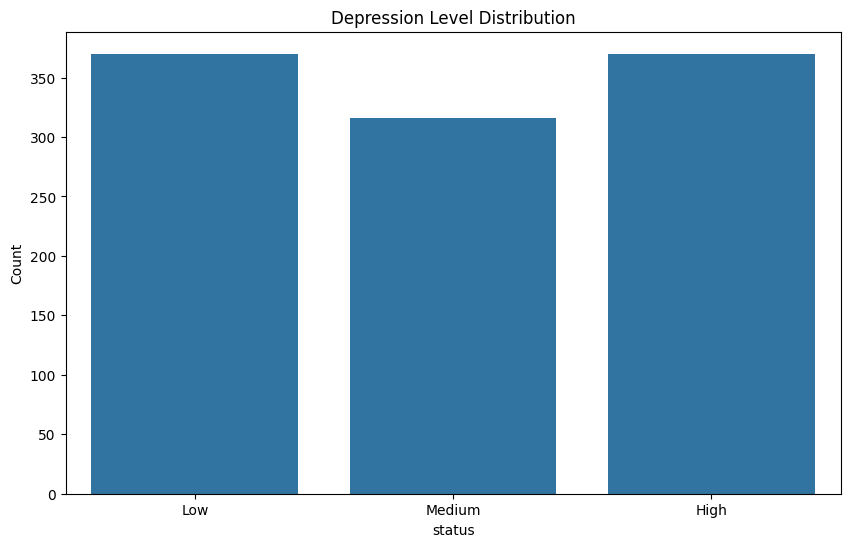
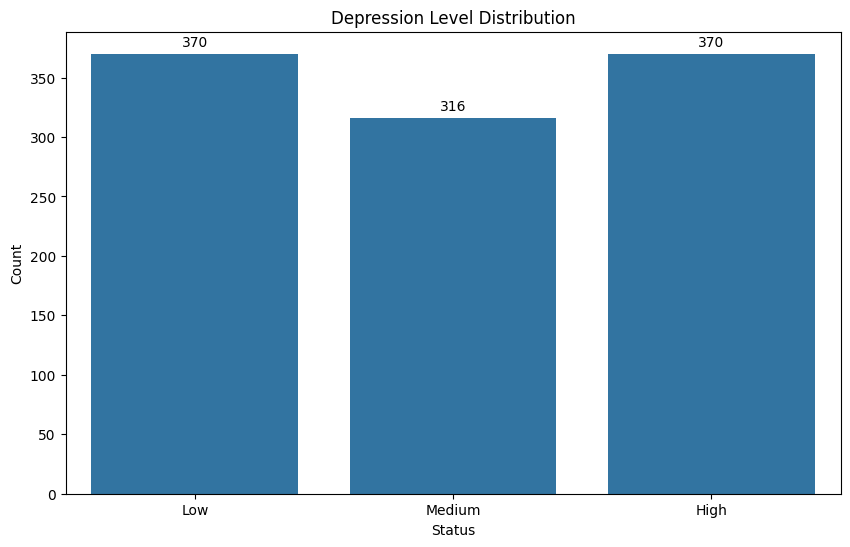
The notebook cell's code change between the first figure and the second:
--- before
+++ after
@@ -1,6 +1,22 @@
+
+
 plt.figure(figsize=(10,6))
-sns.countplot(data=df,x='status',order=['Low','Medium','High'])
+# Add values on top of bars
+# Create the seaborn countplot and save it to ax
+ax = sns.countplot(data=df, x='status', order=['Low','Medium','High'])
+
+# Add values on top of bars
+for p in ax.patches:
+    ax.annotate(
+        format(p.get_height(), '.0f'),   # show as integer
+        (p.get_x() + p.get_width() / 2., p.get_height()),
+        ha='center', va='center',
+        xytext=(0, 8),  # vertical offset
+        textcoords='offset points'
+    )
+
 plt.title('Depression Level Distribution')
-plt.xlabel('status')
+plt.xlabel('Status')
 plt.ylabel('Count')
 plt.show()
+    

Commit: some changed